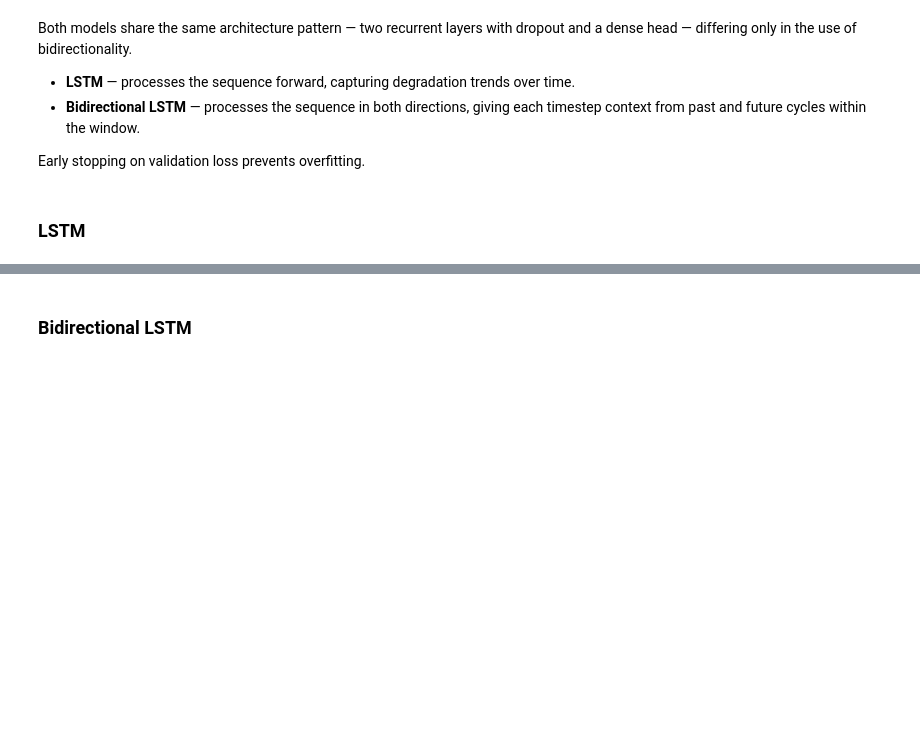
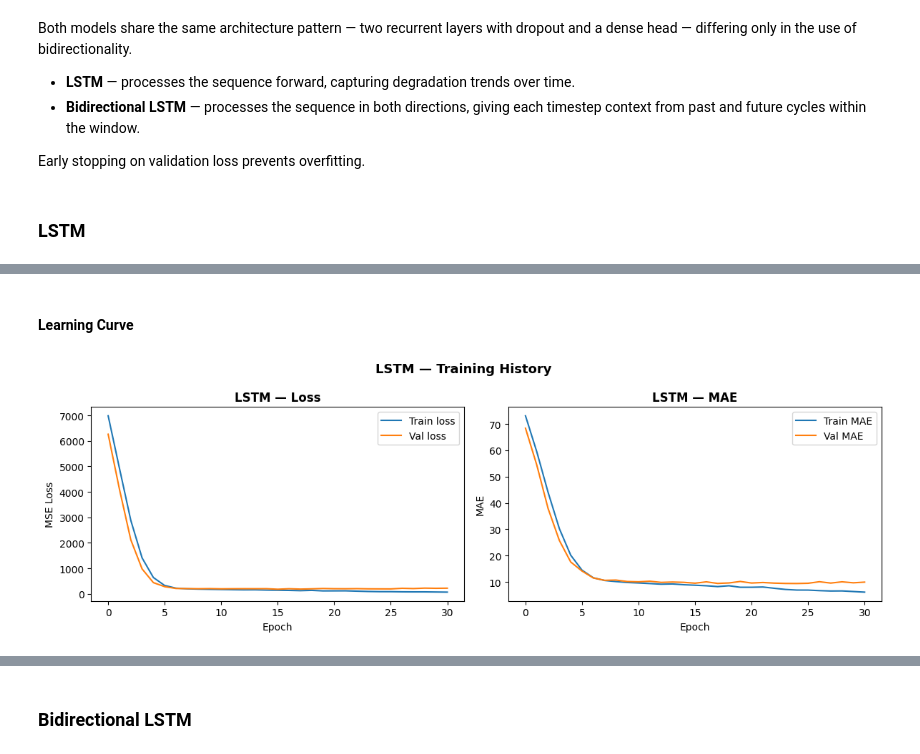
Before and after one commit to RCutrino/cmapss_project, a Jupyter notebook: notebook/03_rul_forecasting.ipynb, the cells around one changed output, grey strips where cells are left out. Cells and saved outputs as stored; diff of their text form; code cells hidden in the pictures; blank space fills up the shorter version.

```diff
--- a/notebook/03_rul_forecasting.ipynb
+++ b/notebook/03_rul_forecasting.ipynb
@@ -305,0 +314,27 @@ LSTM                      RMSE=34.14  MAE=23.05  R²=0.715  NASA=12919979.7
+# %% [markdown]
+#### Learning Curve
+# %%
+fig, axes = plt.subplots(1, 2, figsize=(12, 4))
+
+# Loss
+axes[0].plot(history_lstm.history['loss'], label='Train loss')
+axes[0].plot(history_lstm.history['val_loss'], label='Val loss')
+axes[0].set_title('LSTM — Loss', fontweight='bold')
+axes[0].set_xlabel('Epoch')
+axes[0].set_ylabel('MSE Loss')
+axes[0].legend()
+
+# MAE
+axes[1].plot(history_lstm.history['mae'], label='Train MAE')
+axes[1].plot(history_lstm.history['val_mae'], label='Val MAE')
+axes[1].set_title('LSTM — MAE', fontweight='bold')
+axes[1].set_xlabel('Epoch')
+axes[1].set_ylabel('MAE')
+axes[1].legend()
+
+plt.suptitle('LSTM — Training History', fontsize=13, fontweight='bold')
+plt.tight_layout()
+plt.savefig('../outputs/figures/03_lstm_training_history.png', bbox_inches='tight')
+plt.show()
+# %% [output]
+[figure, added]
```
Also changed, not shown: parts of 38 cells of this notebook.
